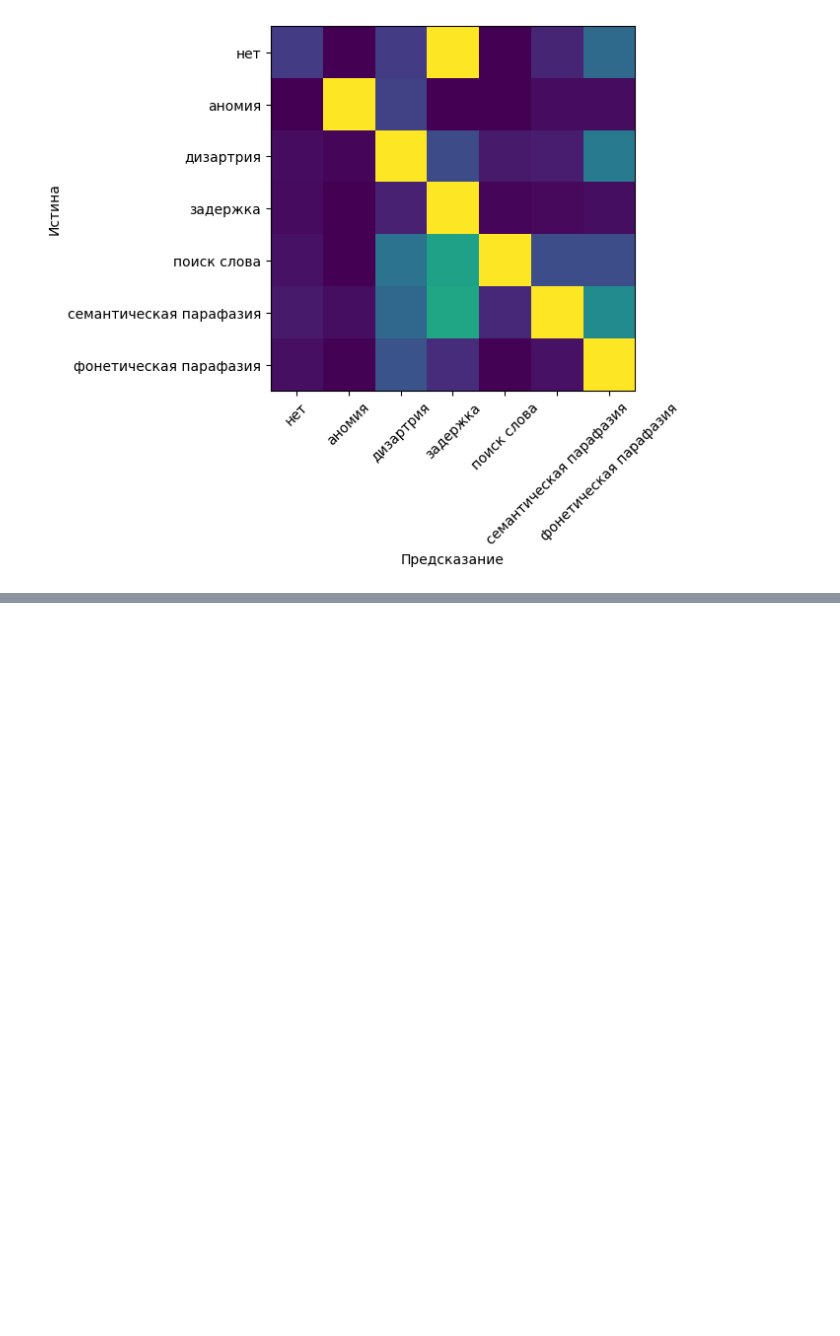
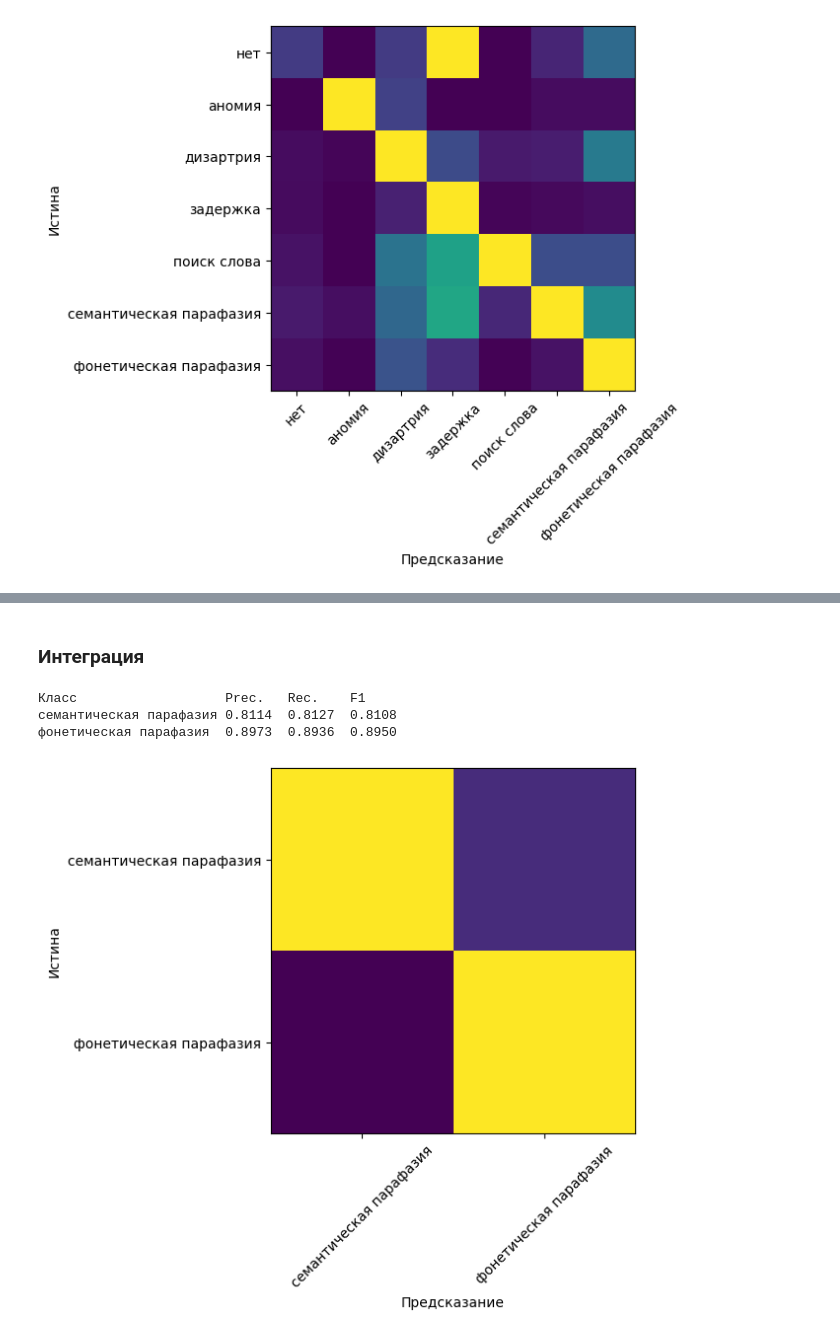
Before and after one commit to vmgorelikov/Automated-Classification-of-Language-Eloquent-Areas-in-Neurotypical-Individuals, a Jupyter notebook: notebooks/feature_extraction.ipynb, the cells around one changed output, grey strips where cells are left out. Cells and saved outputs as stored; diff of their text form; code cells hidden in the pictures; blank space fills up the shorter version.

```diff
--- a/notebooks/feature_extraction.ipynb
+++ b/notebooks/feature_extraction.ipynb
@@ -1480,0 +1509,12 @@ _ = evaluate(X, y, new_pipeline_2)
+# %%
+ruwordnet_db_connection = sqlite3.connect(
+                                '../data/ruwordnet/ruwordnet-2021.db')
+# %%
+ruwordnet_edges = pl.read_database(relations_tables_query,
+                                    ruwordnet_db_connection)\
+                .with_columns(
+                    pl.all()\
+                        .str.slice(0, pl.all().str.len_chars() - 2)\
+                        .cast(pl.Int32)
+                ).sort('left_id', 'right_id')\
+                .rename({'left_id': 'id', 'right_id': 'to'})
@@ -1480,0 +1627,4 @@ _ = evaluate(X, y, new_pipeline_2)
+# %%
+visitor = KMaxVisitor(108198, 10)
+rx.bfs_search(ruwordnet_graph, [108198], visitor)
+ruwordnet_word_mapping.filter(pl.col("id").is_in(visitor.distances))
@@ -1480,0 +1672,2 @@ _ = evaluate(X, y, new_pipeline_2)
+# %% [markdown]
+### Интеграция
@@ -1480,0 +2194,23 @@ _ = evaluate(X, y, new_pipeline_2)
+# %%
+dataset_0_raw = dataset[[
+    'Stimulus',
+    'RT_start',
+    'Response_annot',
+    'Response_transcription_annot',
+    'error_type_label'
+    ]].filter(pl.col('error_type_label') > 5)
+
+X = dataset_0_raw.drop('error_type_label')
+y = dataset_0_raw['error_type_label']
+
+new_pipeline_3 = Pipeline([
+        ('feature_extractor', FeatureExtractor()),
+        ('classifier', basic_model)
+])
+
+_ = evaluate(X, y, new_pipeline_3)
+# %% [output]
+Класс                   Prec.   Rec.    F1
+семантическая парафазия 0.8114  0.8127  0.8108
+фонетическая парафазия  0.8973  0.8936  0.8950
+[figure, added]
```
Also changed, not shown: parts of 19 cells of this notebook, 2 other files.
